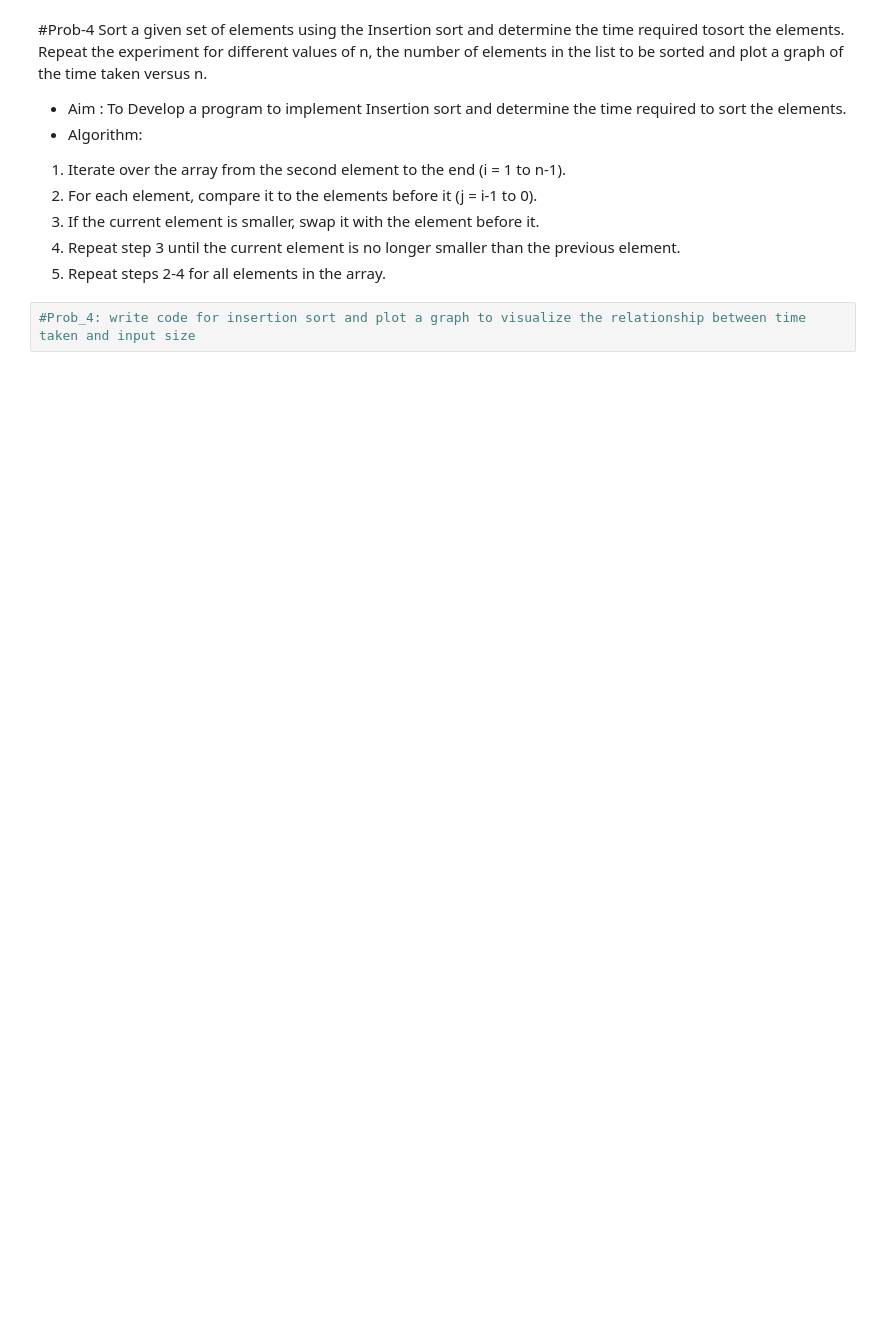
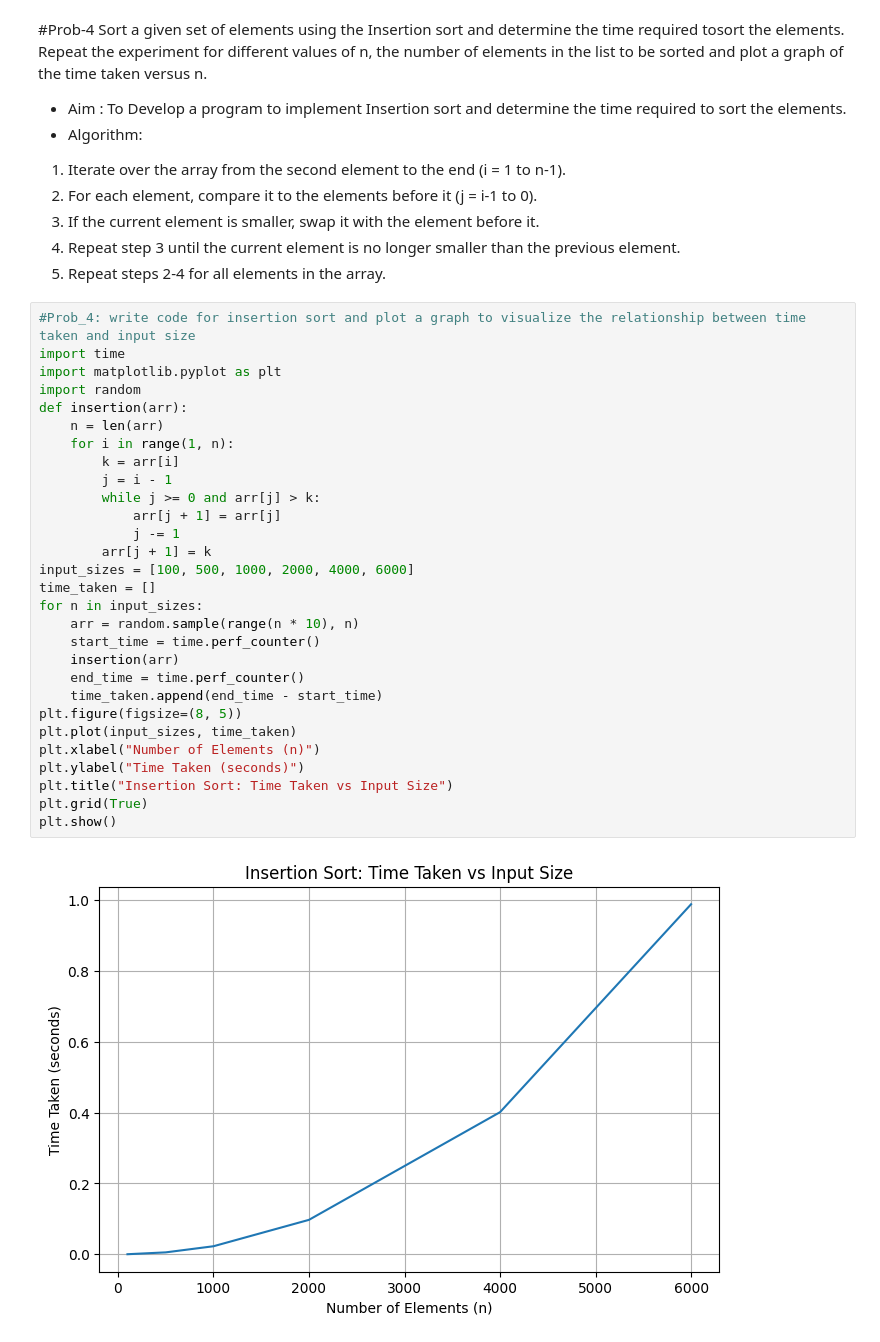
Before and after one commit to divanshi-15/Algo_Lab_241B323, a Jupyter notebook: lab_4.ipynb, the cells around one changed output. Cells and saved outputs as stored; diff of their text form; blank space fills up the shorter version.

```diff
--- a/lab_4.ipynb
+++ b/lab_4.ipynb
@@ -98,5 +124,34 @@ Sort a given set of elements using the Insertion sort and determine the time req
 3. If the current element is smaller, swap it with the element before it.
 4. Repeat step 3 until the current element is no longer smaller than the previous element.
 5. Repeat steps 2-4 for all elements in the array.
-# %%
-#Prob_4: write code for insertion sort and plot a graph to visualize the relationship between time taken and input size
+# %%
+#Prob_4: write code for insertion sort and plot a graph to visualize the relationship between time taken and input size
+import time
+import matplotlib.pyplot as plt
+import random
+def insertion(arr):
+    n = len(arr)
+    for i in range(1, n):
+        k = arr[i]
+        j = i - 1
+        while j >= 0 and arr[j] > k:
+            arr[j + 1] = arr[j]
+            j -= 1
+        arr[j + 1] = k
+input_sizes = [100, 500, 1000, 2000, 4000, 6000]
+time_taken = []
+for n in input_sizes:
+    arr = random.sample(range(n * 10), n)
+    start_time = time.perf_counter()
+    insertion(arr)
+    end_time = time.perf_counter()
+    time_taken.append(end_time - start_time)
+plt.figure(figsize=(8, 5))
+plt.plot(input_sizes, time_taken)
+plt.xlabel("Number of Elements (n)")
+plt.ylabel("Time Taken (seconds)")
+plt.title("Insertion Sort: Time Taken vs Input Size")
+plt.grid(True)
+plt.show()
+# %% [output]
+[figure, added]
```
Also changed, not shown: parts of 3 cells of this notebook.
